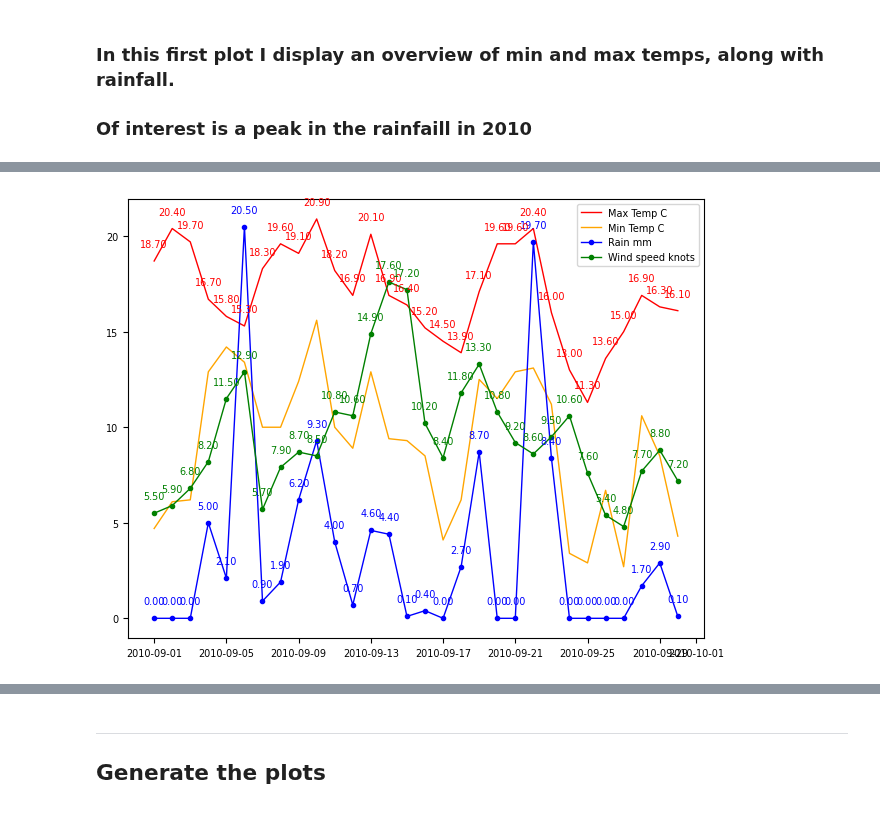
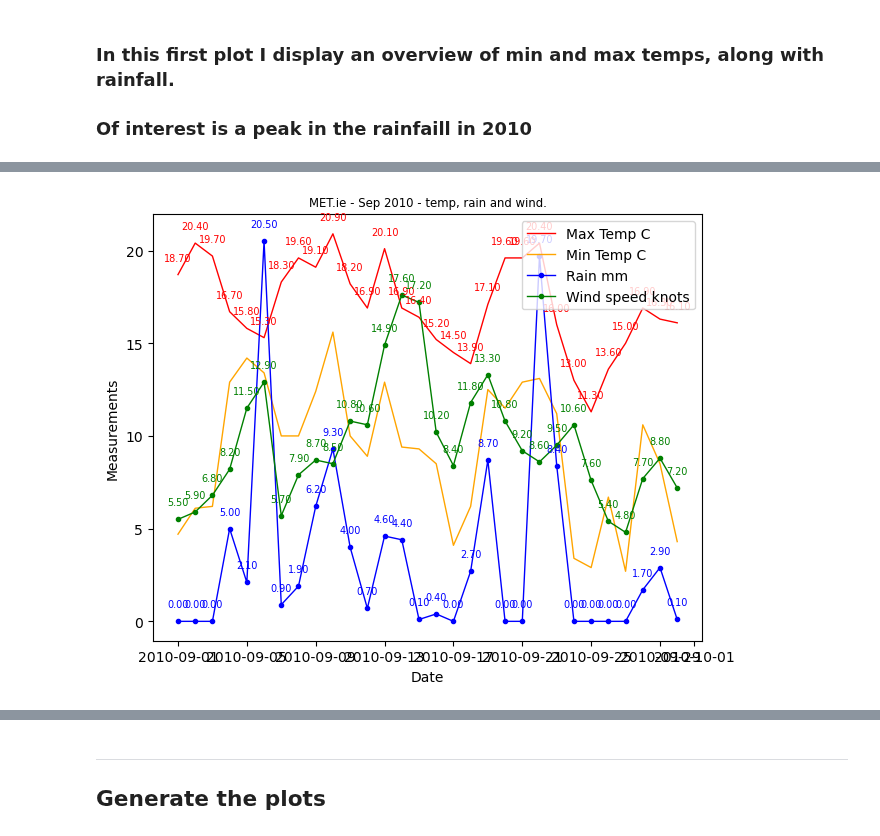
Before and after one commit to cpjm/pfda_project1, a Jupyter notebook: pfda_project2/project2.ipynb, the cells around one changed output, grey strips where cells are left out. Drawn from its saved outputs; the diff is of its cells as text; code cells hidden in the pictures.

```diff
--- a/pfda_project2/project2.ipynb
+++ b/pfda_project2/project2.ipynb
@@ -1238,31 +1282,34 @@ for x,y in zip(met_2010_09['date'],met_2010_09['rain']):
                  ha='center') # horizontal alignment can be left, right or center
 
 
 # display values for peaks for max temp
 # Based on code from
 # https://queirozf.com/entries/add-labels-and-text-to-matplotlib-plots-annotation-examples
 for x,y in zip(met_2010_09['date'],met_2010_09['maxtp']):
     label = "{:.2f}".format(y)
     plt.annotate(label, # this is the text
                  (x,y), # these are the coordinates to position the label
                  textcoords="offset points", # how to position the text
                  xytext=(0,10), # distance from text to points (x,y)
                  color='red',
                  ha='center') # horizontal alignment can be left, right or center
 
 # display values for peaks for wind speed
 # Based on code from
 # https://queirozf.com/entries/add-labels-and-text-to-matplotlib-plots-annotation-examples
 for x,y in zip(met_2010_09['date'],met_2010_09['wdsp']):
     label = "{:.2f}".format(y)
     plt.annotate(label, # this is the text
                  (x,y), # these are the coordinates to position the label
                  textcoords="offset points", # how to position the text
                  xytext=(0,10), # distance from text to points (x,y)
                  color='green',
                  ha='center') # horizontal alignment can be left, right or center
 
 
+plt.xlabel('Date')
+plt.ylabel('Measurements')
+plt.title('MET.ie - Sep 2010 - temp, rain and wind.')
 plt.show()
 # %% [output]
-[figure, old version]
+[figure, new version]
```
Also changed, not shown: parts of 26 cells of this notebook, 7 other files.
